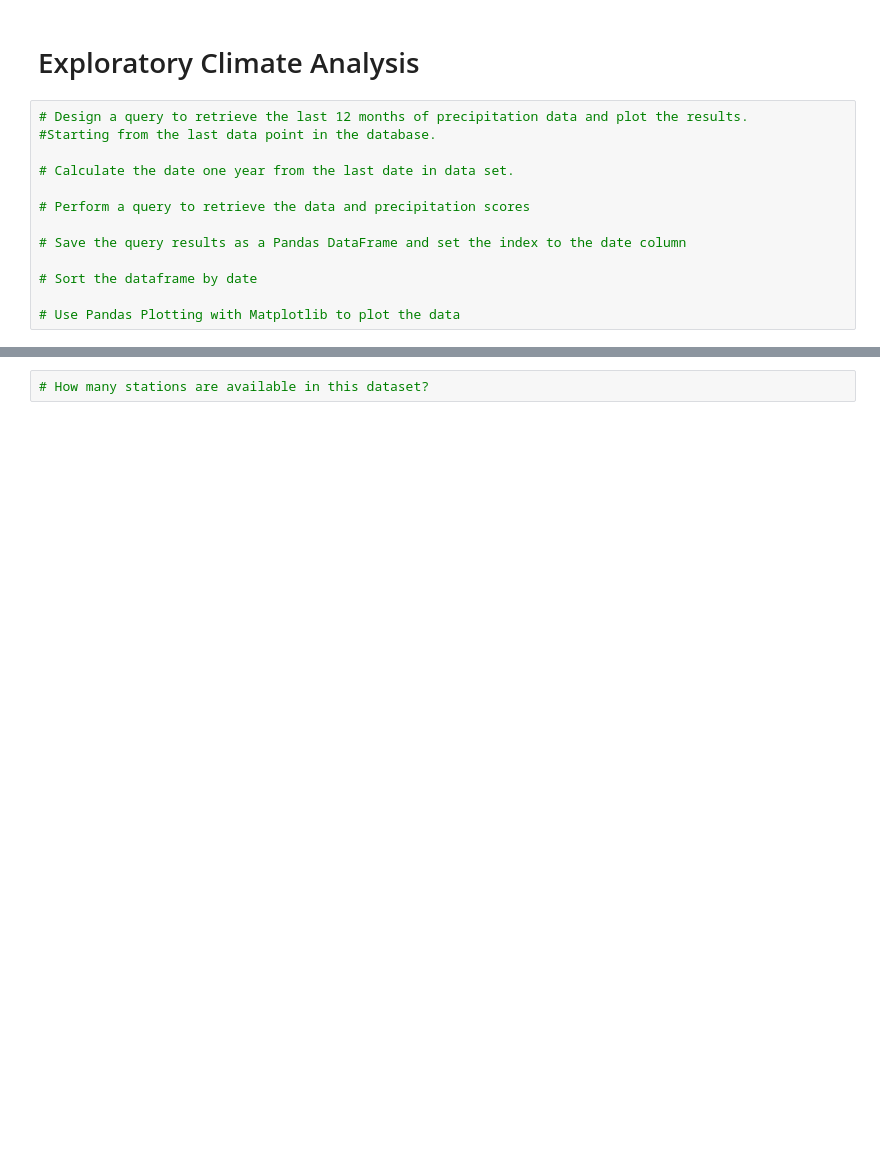
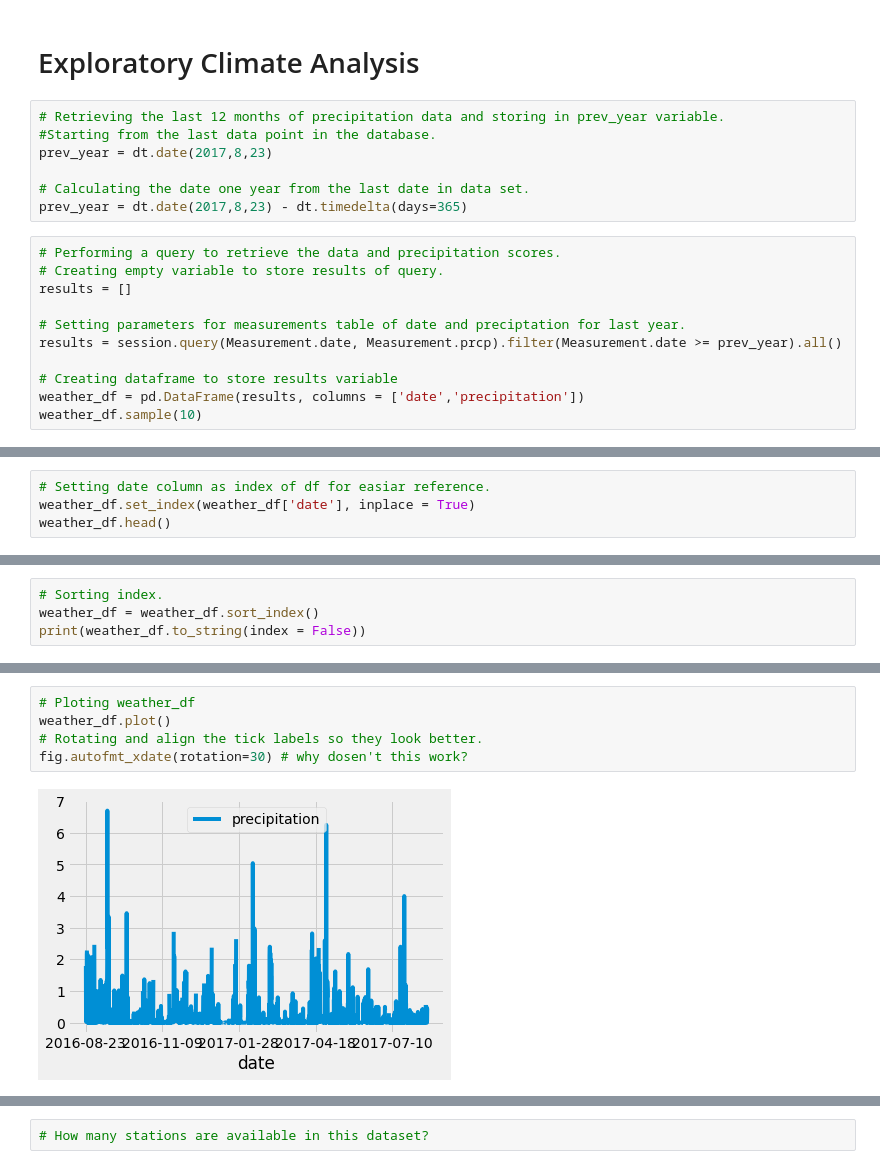
Before and after one commit to samuelvannoppen/Surfs_Up-Analysis, a Jupyter notebook: climate_analysis.ipynb, the cells around one changed output, grey strips where cells are left out. Cells and saved outputs as stored; diff of their text form; blank space fills up the shorter version.

```diff
--- a/climate_analysis.ipynb
+++ b/climate_analysis.ipynb
@@ -51,15 +47,20 @@ session = Session(engine)
 # %% [markdown]
 # Exploratory Climate Analysis
 # %%
-# Design a query to retrieve the last 12 months of precipitation data and plot the results.
+# Retrieving the last 12 months of precipitation data and storing in prev_year variable.
 #Starting from the last data point in the database.
+prev_year = dt.date(2017,8,23)
 
-# Calculate the date one year from the last date in data set.
-
-# Perform a query to retrieve the data and precipitation scores
-
-# Save the query results as a Pandas DataFrame and set the index to the date column
-
-# Sort the dataframe by date
-
-# Use Pandas Plotting with Matplotlib to plot the data
+# Calculating the date one year from the last date in data set.
+prev_year = dt.date(2017,8,23) - dt.timedelta(days=365)
+# %%
+# Performing a query to retrieve the data and precipitation scores.
+# Creating empty variable to store results of query.
+results = []
+
+# Setting parameters for measurements table of date and preciptation for last year.
+results = session.query(Measurement.date, Measurement.prcp).filter(Measurement.date >= prev_year).all()
+
+# Creating dataframe to store results variable
+weather_df = pd.DataFrame(results, columns = ['date','precipitation'])
+weather_df.sample(10)
@@ -65,0 +79,4 @@ session = Session(engine)
+# %%
+# Setting date column as index of df for easiar reference.
+weather_df.set_index(weather_df['date'], inplace = True)
+weather_df.head()
@@ -65,0 +112,4 @@ session = Session(engine)
+# %%
+# Sorting index.
+weather_df = weather_df.sort_index()
+print(weather_df.to_string(index = False))
@@ -66 +134,8 @@ session = Session(engine)
+# %%
+# Ploting weather_df
+weather_df.plot()
+# Rotating and align the tick labels so they look better.
+fig.autofmt_xdate(rotation=30) # why dosen't this work?
+# %% [output]
+[figure, added]
 # %%
```
Also changed, not shown: parts of 8 cells of this notebook.
